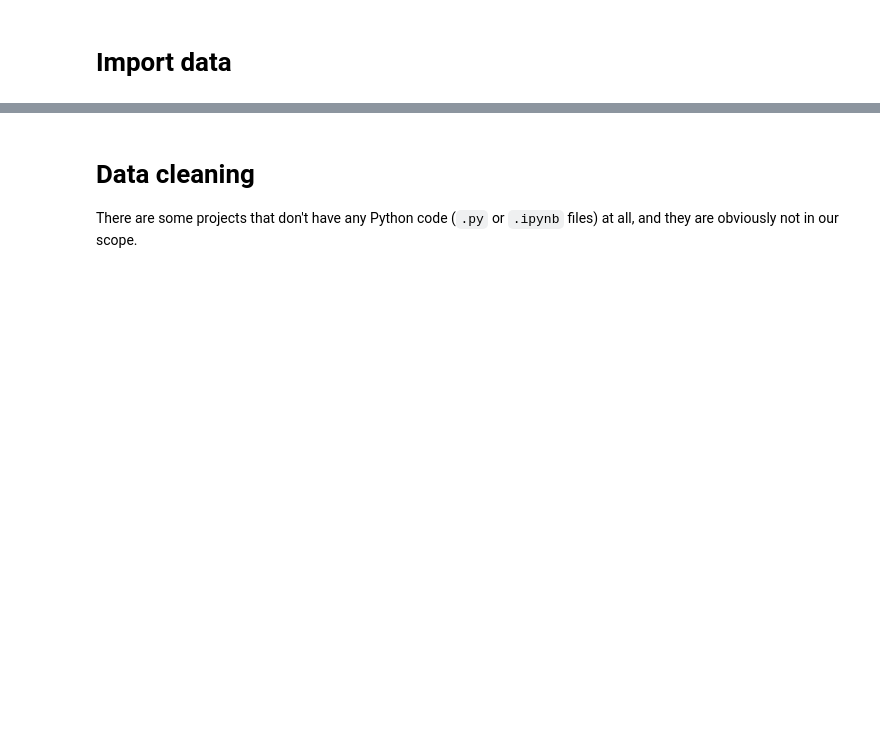
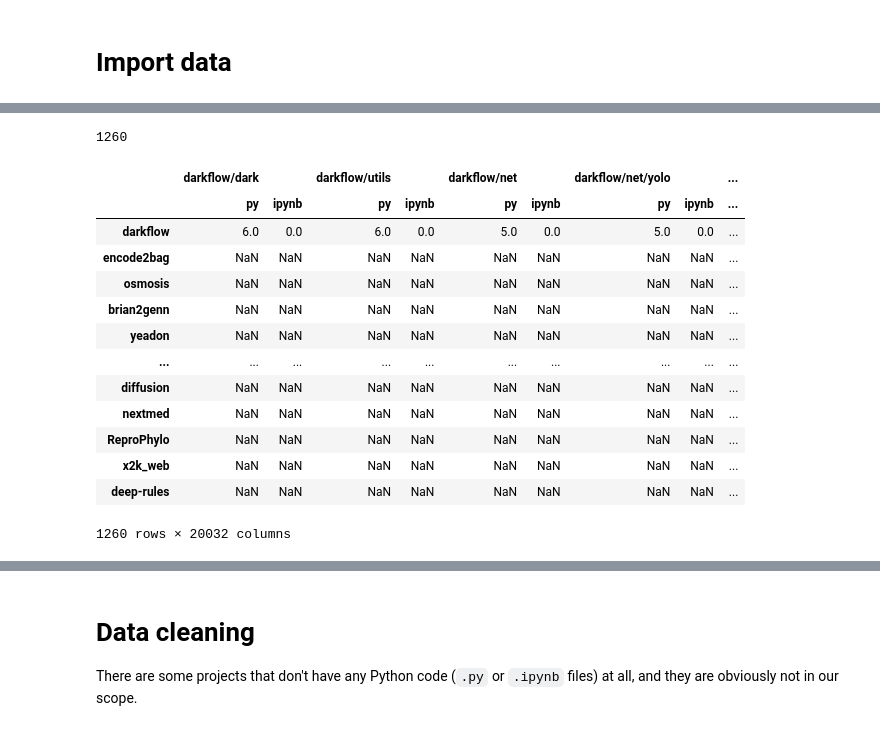
Before and after one commit to tweag/FawltyDeps-analysis, a Jupyter notebook: notebooks/results-biomedical.ipynb, the cells around one changed output, grey strips where cells are left out. Drawn from its saved outputs; the diff is of its cells as text; code cells hidden in the pictures; blank space fills up the shorter version.

```diff
--- a/notebooks/results-biomedical.ipynb
+++ b/notebooks/results-biomedical.ipynb
@@ -26,0 +47,9 @@ data_path = "../data/results_biomed_20240423/"
+# %%
+codedirs = defaultdict(dict)
+for k, d in data_biomed.items():
+    project_name = d["metadata"]["project_name"]
+    if d["code_dirs"] and d["imports"]:
+        code_dirs = exctract_code_directories(d["code_dirs"], project_name)
+        codedirs[project_name] = code_dirs
+
+df_codedirs = pd.DataFrame.from_dict(codedirs, orient="index")
@@ -26,0 +58,21 @@ data_path = "../data/results_biomed_20240423/"
+# %%
+len(python_projects)
+# %% [output]
+1260
+# %%
+df_codedirs
+# %% [output]
+|  | darkflow/dark |  | darkflow/utils |  | darkflow/net |  | darkflow/net/yolo |  | ... |
+|  | py | ipynb | py | ipynb | py | ipynb | py | ipynb | ... |
+| darkflow | 6.0 | 0.0 | 6.0 | 0.0 | 5.0 | 0.0 | 5.0 | 0.0 | ... |
+| encode2bag | NaN | NaN | NaN | NaN | NaN | NaN | NaN | NaN | ... |
+| osmosis | NaN | NaN | NaN | NaN | NaN | NaN | NaN | NaN | ... |
+| brian2genn | NaN | NaN | NaN | NaN | NaN | NaN | NaN | NaN | ... |
+| yeadon | NaN | NaN | NaN | NaN | NaN | NaN | NaN | NaN | ... |
+| ... | ... | ... | ... | ... | ... | ... | ... | ... | ... |
+| diffusion | NaN | NaN | NaN | NaN | NaN | NaN | NaN | NaN | ... |
+| nextmed | NaN | NaN | NaN | NaN | NaN | NaN | NaN | NaN | ... |
+| ReproPhylo | NaN | NaN | NaN | NaN | NaN | NaN | NaN | NaN | ... |
+| x2k_web | NaN | NaN | NaN | NaN | NaN | NaN | NaN | NaN | ... |
+| deep-rules | NaN | NaN | NaN | NaN | NaN | NaN | NaN | NaN | ... |
+1260 rows × 20032 columns
```
Also changed, not shown: parts of 16 cells of this notebook.
